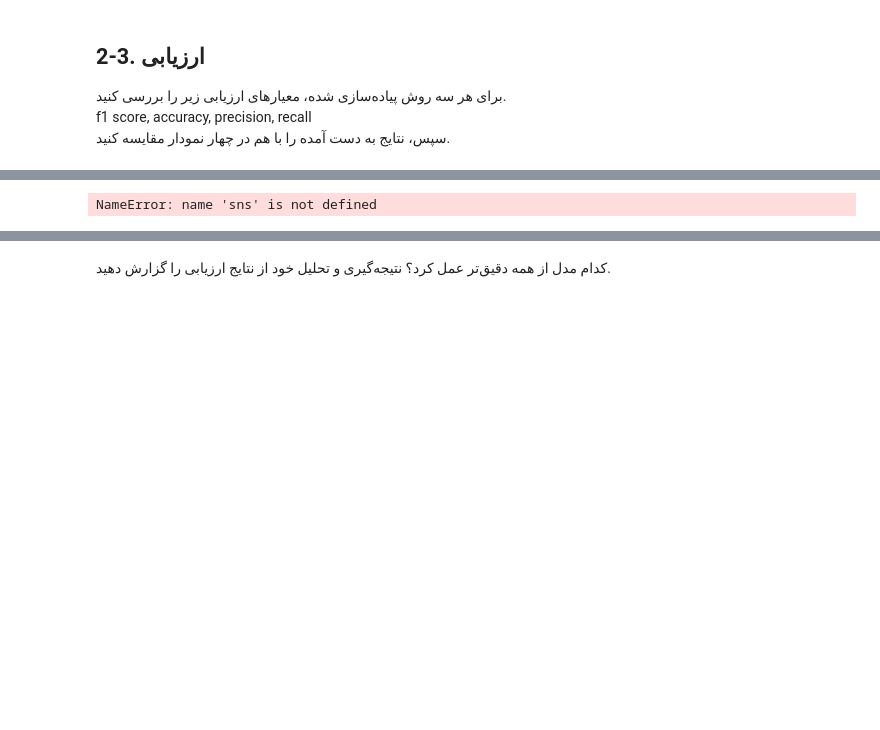
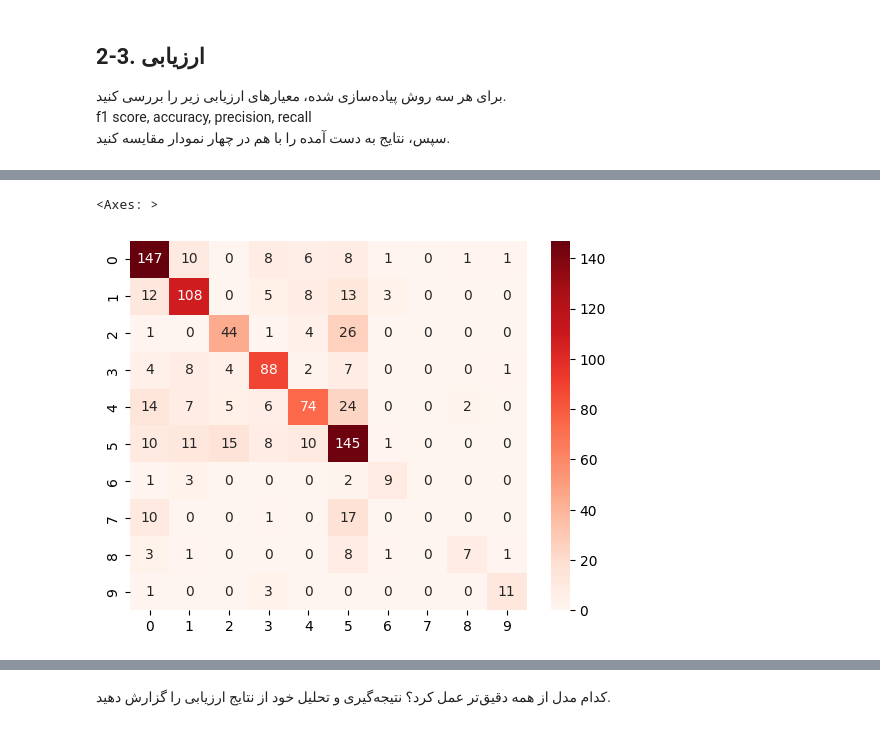
Before and after one commit to alizmhdi/IR-project, a Jupyter notebook: phase-3.ipynb, the cells around one changed output, grey strips where cells are left out. Cells and saved outputs as stored; diff of their text form; code cells hidden in the pictures; blank space fills up the shorter version.

```diff
--- a/phase-3.ipynb
+++ b/phase-3.ipynb
@@ -513,10 +510,0 @@ Rocchio Precision:  0.3683747221604935
-# %%
-SVM_cm = confusion_matrix(y_test, SVM_prediction)
-NB_cm = confusion_matrix(y_test, NB_prediction)
-Rocchio_cm = confusion_matrix(y_test, Rocchio_prediction)
-
-sns.heatmap(SVM_cm, annot=True, fmt='g', cmap='Reds', xticklabels=labels, yticklabels=labels)
-sns.heatmap(NB_cm, annot=True, fmt='g', cmap='Reds', xticklabels=labels, yticklabels=labels)
-sns.heatmap(Rocchio_cm, annot=True, fmt='g', cmap='Reds', xticklabels=labels, yticklabels=labels)
-# %% [output]
-NameError: name 'sns' is not defined
@@ -522,0 +515,7 @@ NameError: name 'sns' is not defined
+# %%
+unique_labels = np.unique(y_test)
+
+sns.heatmap(SVM_cm, annot=True, fmt='g', cmap='Reds', xticklabels=unique_labels, yticklabels=unique_labels)
+# %% [output]
+<Axes: >
+[figure, added]
```
Also changed, not shown: parts of 15 cells of this notebook, 1 other file.
